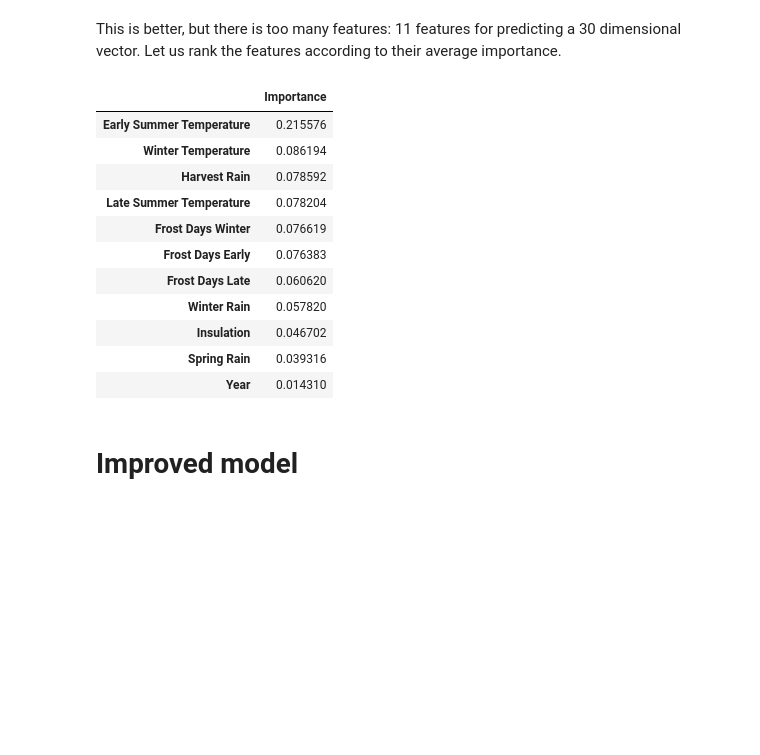
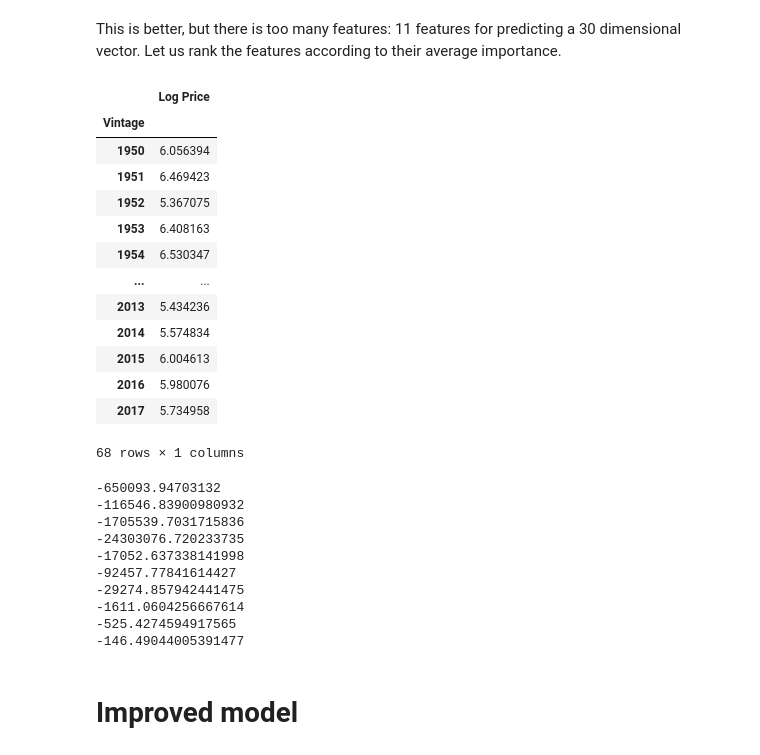
Before and after one commit to RoucherA/GrandCruClassifier, a Jupyter notebook: regression.ipynb, the cells around one changed output. Drawn from its saved outputs; the diff is of its cells as text; code cells hidden in the pictures; blank space fills up the shorter version.

```diff
--- a/regression.ipynb
+++ b/regression.ipynb
@@ -200,25 +200,37 @@ Average score over the whole period:  0.5206676896635248
 # %% [markdown]
 This is better, but there is too many features: 11 features for predicting a 30 dimensional vector.
 Let us rank the features according to their average importance.
-# %%
-df = coefficients
-rank = np.mean(np.abs(df)).to_frame()
-rank.columns = ['Importance']
-rank = rank.sort_values('Importance', ascending=False)
-display(rank)
-# %% [output]
-|  | Importance |
-| Early Summer Temperature | 0.215576 |
-| Winter Temperature | 0.086194 |
-| Harvest Rain | 0.078592 |
-| Late Summer Temperature | 0.078204 |
-| Frost Days Winter | 0.076619 |
-| Frost Days Early | 0.076383 |
-| Frost Days Late | 0.060620 |
-| Winter Rain | 0.057820 |
-| Insulation | 0.046702 |
-| Spring Rain | 0.039316 |
-| Year | 0.014310 |
+# %%
+from sklearn.metrics import r2_score
+
+display(y)
+for column in X.columns:
+    print(r2_score(y.loc[1950:2015, 'Log Price'].values, X.loc[1950:2015, column].values))
+# %% [output]
+|  | Log Price |
+| Vintage |  |
+| 1950 | 6.056394 |
+| 1951 | 6.469423 |
+| 1952 | 5.367075 |
+| 1953 | 6.408163 |
+| 1954 | 6.530347 |
+| ... | ... |
+| 2013 | 5.434236 |
+| 2014 | 5.574834 |
+| 2015 | 6.004613 |
+| 2016 | 5.980076 |
+| 2017 | 5.734958 |
+68 rows × 1 columns
+-650093.94703132
+-116546.83900980932
+-1705539.7031715836
+-24303076.720233735
+-17052.637338141998
+-92457.77841614427
+-29274.857942441475
+-1611.0604256667614
+-525.4274594917565
+-146.49044005391477
 # %% [markdown]
 # Improved model
 # %%
```
Also changed, not shown: parts of 8 cells of this notebook.
